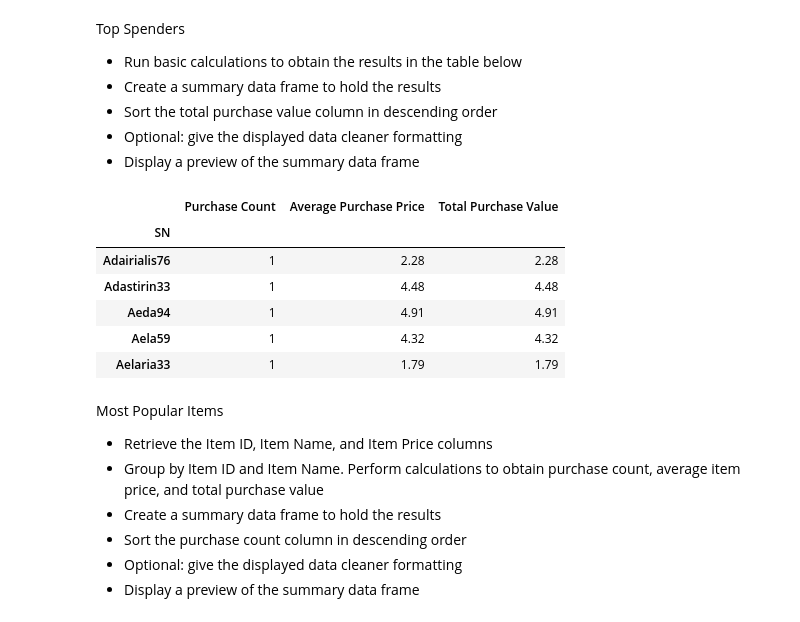
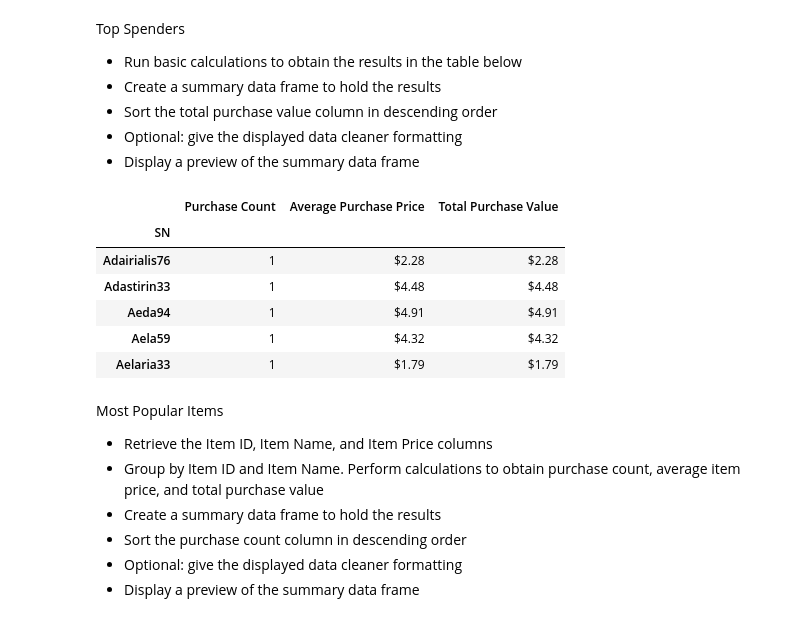
Before and after one commit to corriethomas/Pandas-Challenge, a Jupyter notebook: HeroesOfPymoli/Heroes_Notebook-Copy1.ipynb, the cells around one changed output. Saved outputs shown, nothing was run; the diff lists cells and outputs as text; code cells hidden in the pictures.

Commit message:
formats top spenders columns

```diff
--- a/HeroesOfPymoli/Heroes_Notebook-Copy1.ipynb
+++ b/HeroesOfPymoli/Heroes_Notebook-Copy1.ipynb
@@ -196,20 +196,24 @@ Top Spenders
 # %%
 #Group the original data frame by individual screen names
 grouped_names = purchase_df.groupby(["SN"])
 
 #Create new data frame to store and run calculations
 top_spenders_df = pd.DataFrame({"Purchase Count": grouped_names["Purchase ID"].nunique(),
                                "Average Purchase Price": grouped_names["Price"].mean(),
                                "Total Purchase Value": grouped_names["Price"].sum()})
+
+#Format columns
+top_spenders_df["Average Purchase Price"] = top_spenders_df["Average Purchase Price"].map("${0:,.2f}".format)
+top_spenders_df["Total Purchase Value"] = top_spenders_df["Total Purchase Value"].map("${0:,.2f}".format)
 top_spenders_df.head()
 # %% [output]
 |  | Purchase Count | Average Purchase Price | Total Purchase Value |
 | SN |  |  |  |
-| Adairialis76 | 1 | 2.28 | 2.28 |
-| Adastirin33 | 1 | 4.48 | 4.48 |
-| Aeda94 | 1 | 4.91 | 4.91 |
-| Aela59 | 1 | 4.32 | 4.32 |
-| Aelaria33 | 1 | 1.79 | 1.79 |
+| Adairialis76 | 1 | $2.28 | $2.28 |
+| Adastirin33 | 1 | $4.48 | $4.48 |
+| Aeda94 | 1 | $4.91 | $4.91 |
+| Aela59 | 1 | $4.32 | $4.32 |
+| Aelaria33 | 1 | $1.79 | $1.79 |
 # %% [markdown]
 Most Popular Items
 - Retrieve the Item ID, Item Name, and Item Price columns
```
